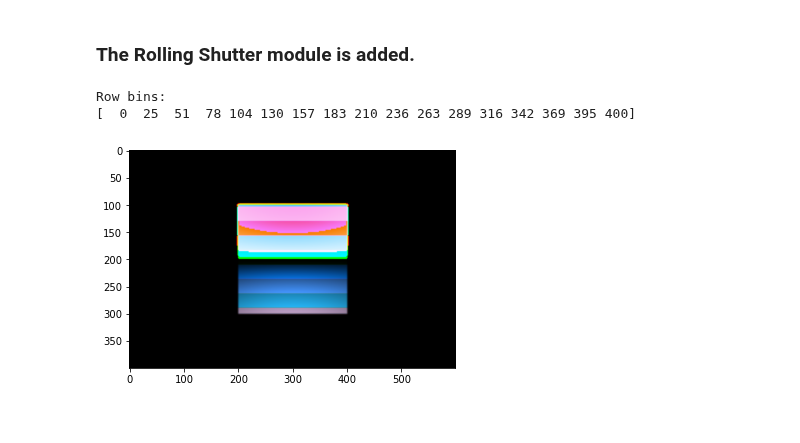
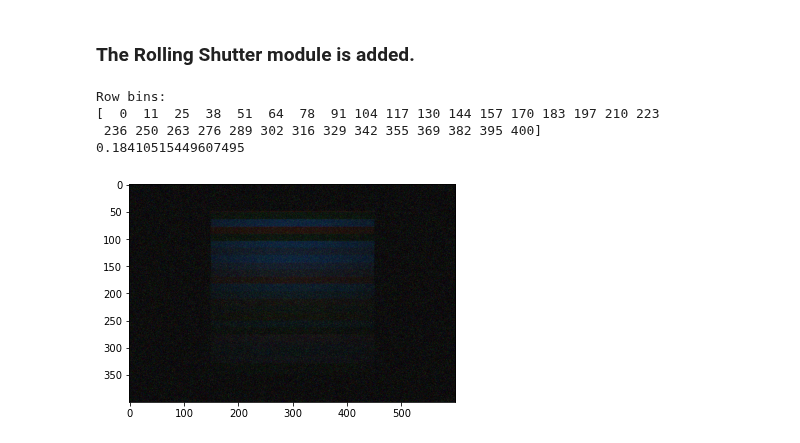
Before and after one commit to jufgutierrezgo/rs-vlc-model, a Jupyter notebook: rs-vlc-simulation.ipynb, the cells around one changed output. Cells and saved outputs as stored; diff of their text form; code cells hidden in the pictures.

Commit message:
RS shot noise test start

```diff
--- a/rs-vlc-simulation.ipynb
+++ b/rs-vlc-simulation.ipynb
@@ -54,13 +56,12 @@ surface = Surface(
     name="surfacePlaster",
     position=[3, 4, 2],
     reflectance='plaster',
-    vertex1=[-1, 0, -1],
-    vertex2=[1, 0, -1],
-    vertex3=[1, 0, 1],
-    vertex4=[-1, 0, 1]
+    vertex1=[-2, 0, -2],
+    vertex2=[2, 0, -2],
+    vertex3=[2, 0, 2],
+    vertex4=[-2, 0, 2]
     )
-surface.plot_reflectance()
+# surface.plot_reflectance()
 surface._group_vertices()
-
-print(surface._vertices)
+print(surface)
 # %% [output]
@@ -76,7 +82,7 @@ PY= 2/MY  # principal point y-coordinate
 THETA_X = np.pi / 2.0  # roll angle
 THETA_Y = np.pi  # pitch angle
 THETA_Z = np.pi  # yaw angle
-C = np.array([3, 1, 2])  # camera centre
+C = np.array([3, 0, 2])  # camera centre
 IMAGE_HEIGTH = 4
 IMAGE_WIDTH = 6
 
@@ -95,12 +101,11 @@ camera = Camera(
     image_width=IMAGE_WIDTH,
     surface=surface,
     transmitter=transmitter,
-    sensor='SonyStarvisBSI'
+    sensor='SonyStarvisBSI',
+    idark=1e-14
 )
-# camera.plot_power_image()
-camera.plot_quantum_efficiency()
-camera.add_blur(size=7, center=3.5, sigma=1.0)
-camera.plot_blurred_image()
+# camera.plot_responsivity()
+camera.plot_image_intensity()
 # %% [output]
 Projecting surface onto the image plane...
 Calibration matrix (K):
@@ -135,19 +137,30 @@ Adding blur effect ...
 # %% [markdown]
 ### The Rolling Shutter module is added.
 # %%
+# Library to plot
+import matplotlib.pyplot as plt
+
+camera.idark = 1e0
+
+
 rollingshutter = RS(
     name="rs",
     t_exposure=85e-6,
     t_rowdelay=18.904e-6,
     t_start=0,
     iso=200,
     transmitter=transmitter,
     camera=camera
 )
+
+# plt.imshow(rollingshutter._image_noise)
+# plt.show
+
 rollingshutter.plot_color_image()
-
 # rollingshutter.plot_current_image()
 # %% [output]
 Row bins:
-[  0  25  51  78 104 130 157 183 210 236 263 289 316 342 369 395 400]
+[  0  11  25  38  51  64  78  91 104 117 130 144 157 170 183 197 210 223
+ 236 250 263 276 289 302 316 329 342 355 369 382 395 400]
+0.18410515449607495
-[figure, old version]
+[figure, new version]
```
Also changed, not shown: parts of 3 cells of this notebook, 3 other files.
